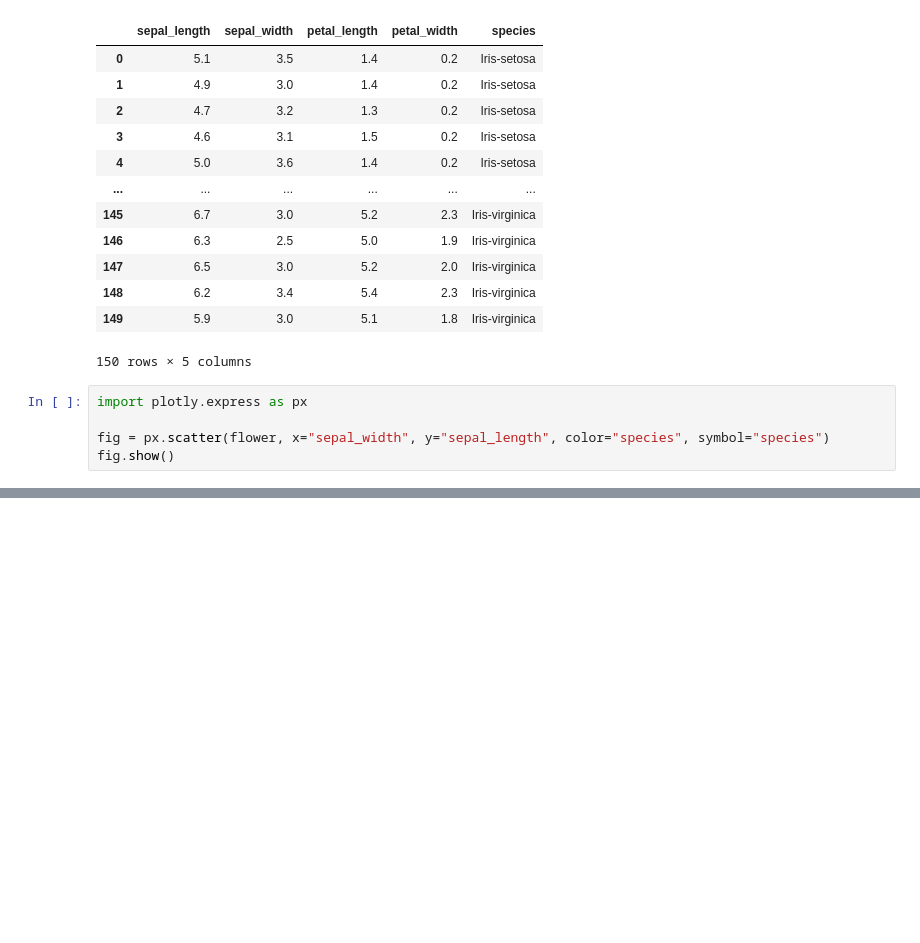
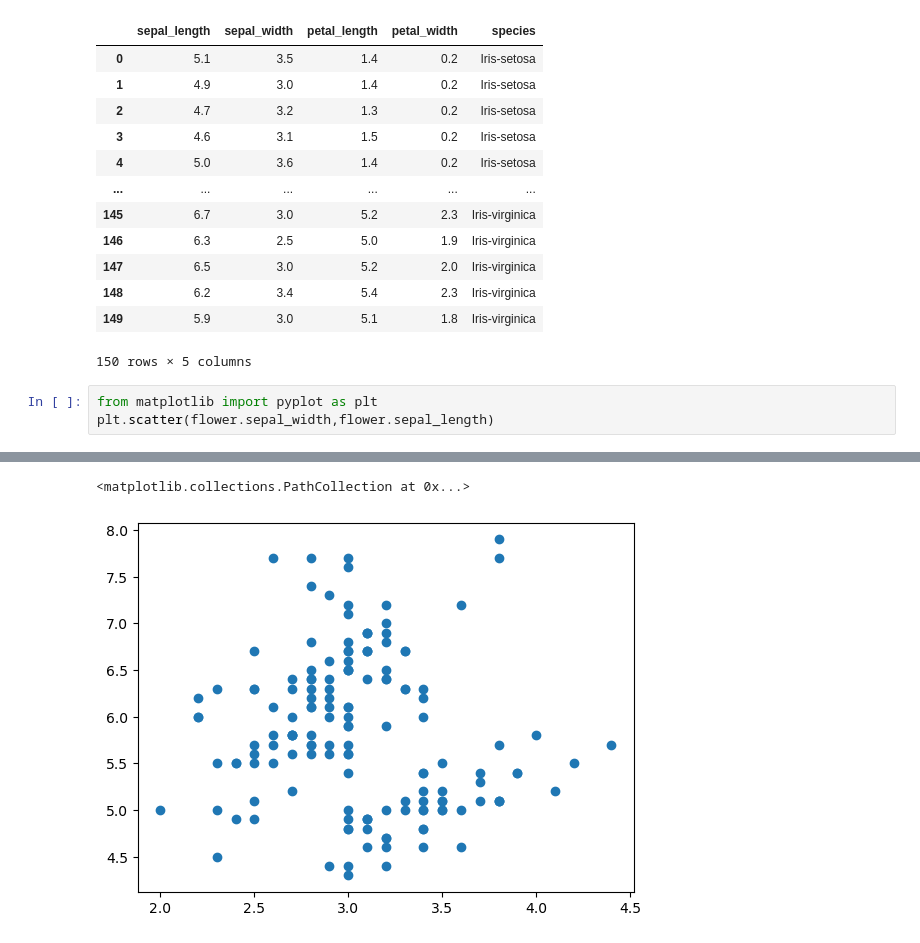
Before and after one commit to bonnie705/PL, a Jupyter notebook: HW2/HW2.ipynb, the cells around one changed output, grey strips where cells are left out. Drawn from its saved outputs; the diff is of its cells as text; blank space fills up the shorter version.

```diff
--- a/HW2/HW2.ipynb
+++ b/HW2/HW2.ipynb
@@ -19,8 +19,6 @@ flower
 | 149 | 5.9 | 3.0 | 5.1 | 1.8 | Iris-virginica |
 150 rows × 5 columns
 # %%
-import plotly.express as px
-
-fig = px.scatter(flower, x="sepal_width", y="sepal_length", color="species", symbol="species")
-fig.show()
+from matplotlib import pyplot as plt
+plt.scatter(flower.sepal_width,flower.sepal_length)
 # %% [output]
@@ -28 +25,3 @@ fig.show()
+<matplotlib.collections.PathCollection at 0x...>
+[figure, added]
 # %%
```
Also changed, not shown: parts of 6 cells of this notebook, 1 other file.
